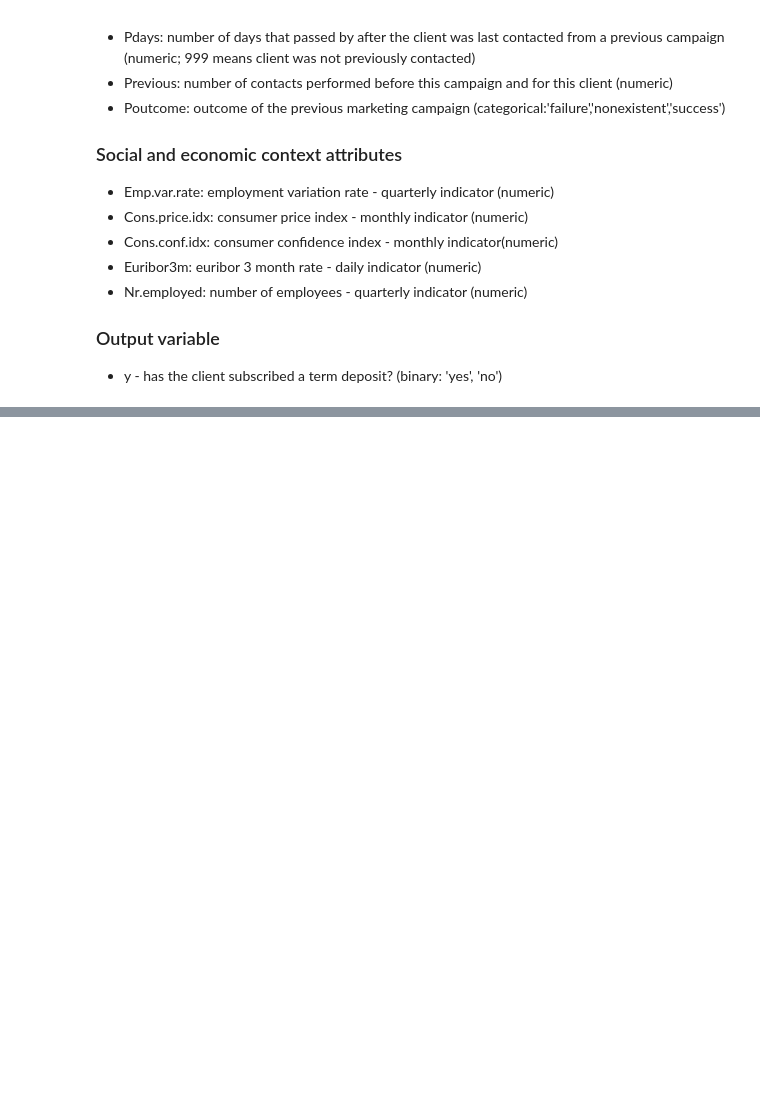
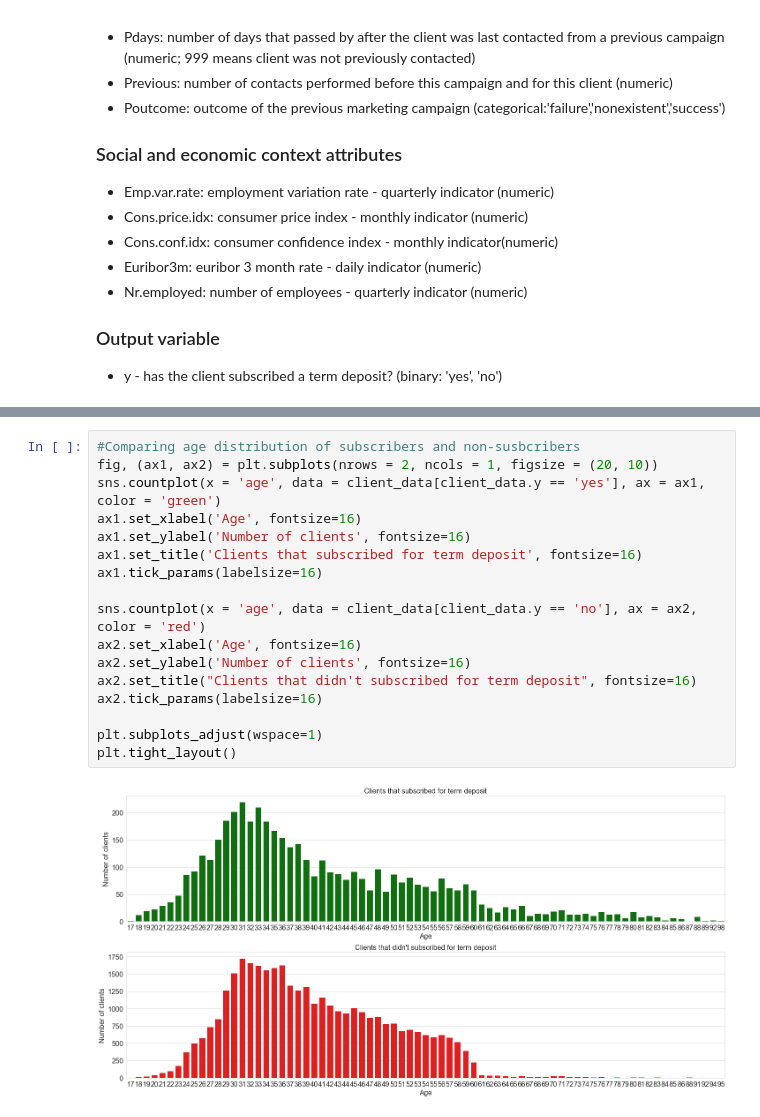
Before and after one commit to aza-atabayev/bank-marketing-classification, a Jupyter notebook: Bank Marketing (classification).ipynb, the cells around one changed output, grey strips where cells are left out. Saved outputs shown, nothing was run; the diff lists cells and outputs as text; blank space fills up the shorter version.

```diff
--- a/Bank Marketing (classification).ipynb
+++ b/Bank Marketing (classification).ipynb
@@ -60,0 +131,19 @@ Attributes can be divided into the following groups:
+# %%
+#Comparing age distribution of subscribers and non-susbcribers
+fig, (ax1, ax2) = plt.subplots(nrows = 2, ncols = 1, figsize = (20, 10))
+sns.countplot(x = 'age', data = client_data[client_data.y == 'yes'], ax = ax1, color = 'green')
+ax1.set_xlabel('Age', fontsize=16)
+ax1.set_ylabel('Number of clients', fontsize=16)
+ax1.set_title('Clients that subscribed for term deposit', fontsize=16)
+ax1.tick_params(labelsize=16)
+
+sns.countplot(x = 'age', data = client_data[client_data.y == 'no'], ax = ax2, color = 'red')
+ax2.set_xlabel('Age', fontsize=16)
+ax2.set_ylabel('Number of clients', fontsize=16)
+ax2.set_title("Clients that didn't subscribed for term deposit", fontsize=16)
+ax2.tick_params(labelsize=16)
+
+plt.subplots_adjust(wspace=1)
+plt.tight_layout()
+# %% [output]
+[figure, added]
```
Also changed, not shown: parts of 19 cells of this notebook.
